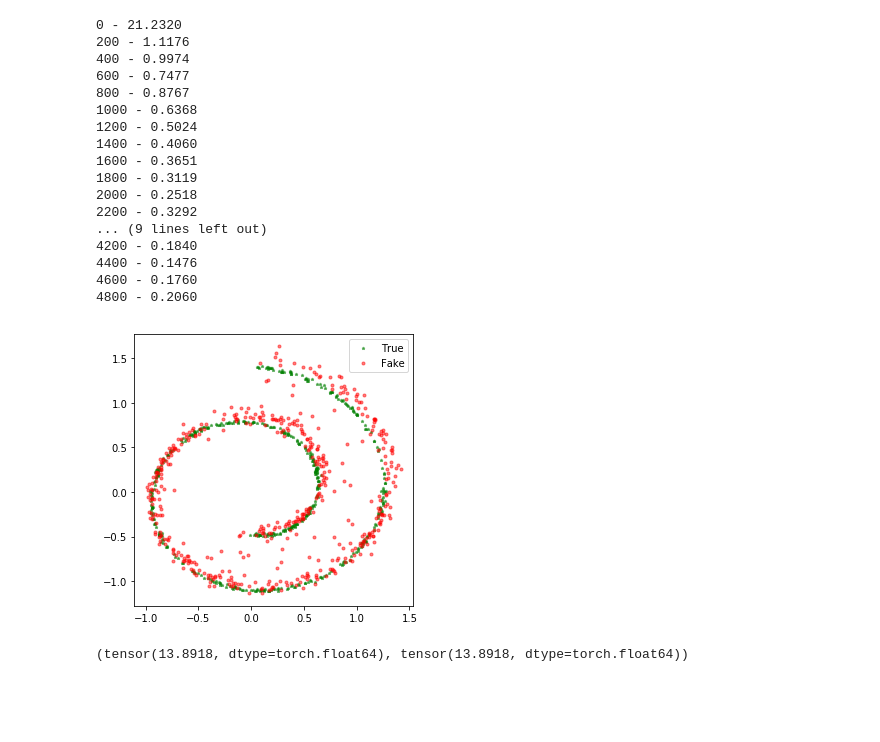
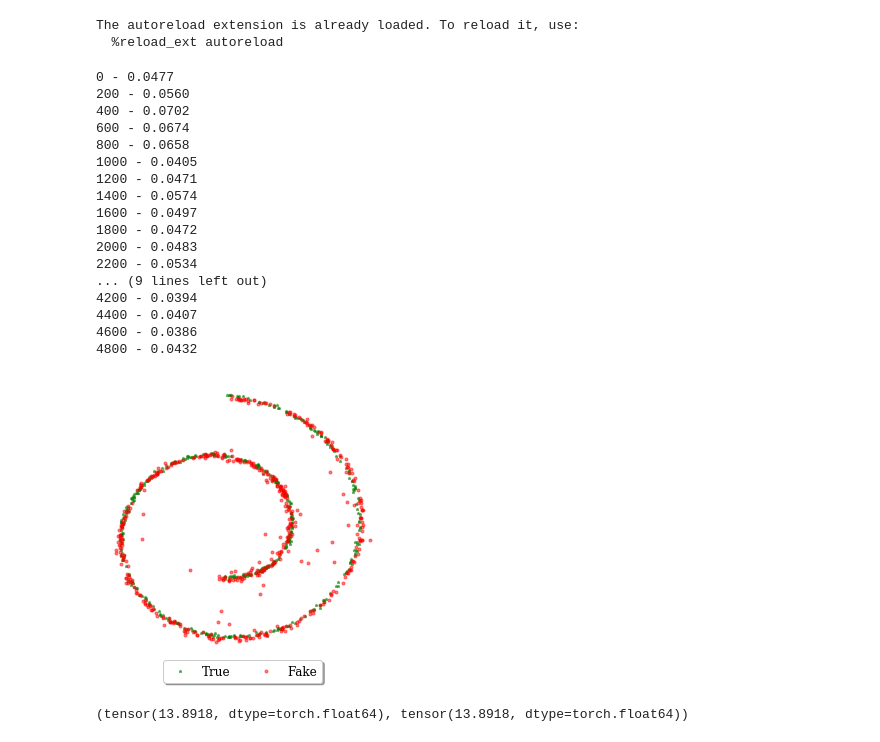
Before and after one commit to gallego-posada/gait, a Jupyter notebook: playground_ankit.ipynb, the cells around one changed output. Saved outputs shown, nothing was run; the diff lists cells and outputs as text; code cells hidden in the pictures; blank space fills up the shorter version.

Commit message:
timeline visualizations and update notebook

```diff
--- a/playground_ankit.ipynb
+++ b/playground_ankit.ipynb
@@ -20,6 +20,12 @@ import torch.nn.functional as F
 import torch
 
 plt.rcParams['axes.facecolor'] = 'white'
+plt.rcParams['font.family'] = 'serif'
+plt.rcParams['font.sans-serif'] = ['Lucida Grande']
+plt.rcParams['font.size'] = 12
+# %% [output]
+The autoreload extension is already loaded. To reload it, use:
+  %reload_ext autoreload
 # %%
 import renyi
 import utils
@@ -61,7 +67,7 @@ generator = GeneratorFC(z_dim, d, gen_hiddens).cuda()
 g_optimizer = torch.optim.Adam(generator.parameters(), lr=1e-3, betas=(0.9, 0.999))
 # %%
 alpha = 1
-sigma_mult = 0.75
+sigma_mult = 1
 
 # emp_probs = 2*torch.ones(1, batch_size//2).cuda()/batch_size
 emp_probs_p = torch.ones(1, batch_size_p).cuda()/batch_size_p
@@ -72,13 +78,13 @@ kernel = lambda x, y: generic_kernel(x, y, lambda u, v: rbf_kernel(u, v, sigmas=
 # kernel = lambda x, y: generic_kernel(x, y, lambda u, v: poly_kernel(u, v, degree=2))
 
 D = lambda x, y: renyi_mixture_divergence_stable(emp_probs_p, x, emp_probs_q, y, kernel, alpha,
-                                                 use_avg=False, use_full=False, symmetric=False)
+                                                 use_avg=False, use_full=False, symmetric=True)
 
 # D = lambda x, y: test_mixture_divergence(emp_probs_p, x, emp_probs_q, y, kernel,
 #                                          symmetric=True, use_avg=False)
 
-# for g in g_optimizer.param_groups:
-#     g['lr'] = 1e-5
+for g in g_optimizer.param_groups:
+    g['lr'] = 1e-5
 
 for _ in range(5000):
 
@@ -106,34 +112,45 @@ for _ in range(5000):
 
     g_optimizer.step()
 # %% [output]
-0 - 21.2320
-200 - 1.1176
-400 - 0.9974
-600 - 0.7477
-800 - 0.8767
-1000 - 0.6368
-1200 - 0.5024
-1400 - 0.4060
-1600 - 0.3651
-1800 - 0.3119
-2000 - 0.2518
-2200 - 0.3292
+0 - 0.0477
+200 - 0.0560
+400 - 0.0702
+600 - 0.0674
+800 - 0.0658
+1000 - 0.0405
+1200 - 0.0471
+1400 - 0.0574
+1600 - 0.0497
+1800 - 0.0472
+2000 - 0.0483
+2200 - 0.0534
 ... (9 lines left out)
-4200 - 0.1840
-4400 - 0.1476
-4600 - 0.1760
-4800 - 0.2060
+4200 - 0.0394
+4400 - 0.0407
+4600 - 0.0386
+4800 - 0.0432
 # %%
 x_real = make_swiss_roll(500, noise=0.1)[0][:, [0, 2]]/10
 z = torch.randn(500, z_dim).cuda()
 x_fake = generator(z).data.cpu().numpy()
 
 plt.figure(figsize=(5, 5))
 plt.plot(x_real[:, 0], x_real[:, 1], 'g*', alpha=0.5, label='True', markersize=3)
 plt.plot(x_fake[:, 0], x_fake[:, 1], 'ro', alpha=0.5, label='Fake', markersize=3)
-plt.legend(loc='best');
+plt.legend(loc='upper center', bbox_to_anchor=(0.5, -0.00), fancybox=True, shadow=True, ncol=2);
+
+cur_axes = plt.gca()
+cur_axes.axes.get_xaxis().set_visible(False)
+cur_axes.axes.get_yaxis().set_visible(False)
+
+cur_axes.spines['top'].set_visible(False)
+cur_axes.spines['right'].set_visible(False)
+cur_axes.spines['bottom'].set_visible(False)
+cur_axes.spines['left'].set_visible(False)
+
+plt.savefig('swiss_roll.pdf', dpi=100)
 # %% [output]
-[figure, old version]
+[figure, new version]
 # %%
 bs1, bs2, n = 100, 80, 10
 # bs1, bs2, n = 4, 2, 5
```
Also changed, not shown: parts of 1 cell of this notebook, 1 other file.
